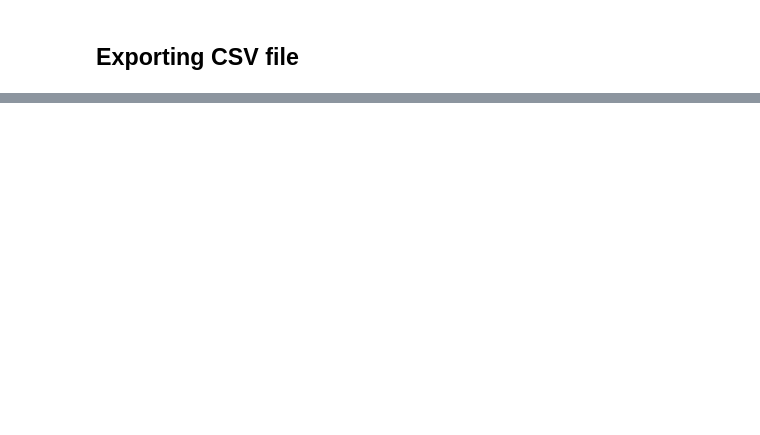
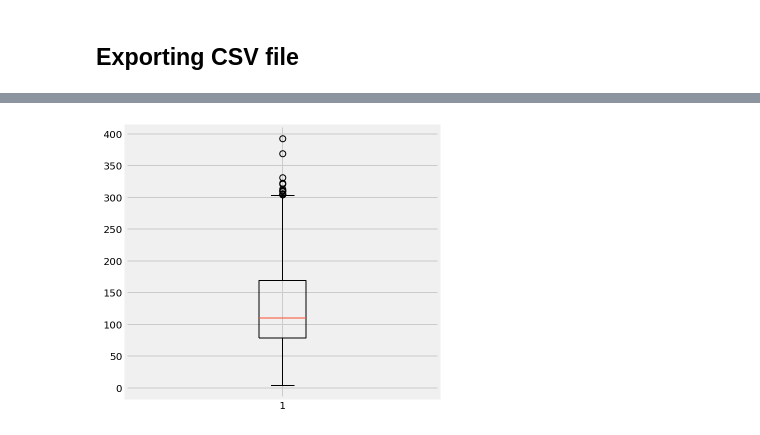
Before and after one commit to phpinto/social_media_sentiment_analysis_to_predict_stock_prices, a Jupyter notebook: api_calls/python/Jupyeter Notebooks/Creating_cleaned_database.ipynb, the cells around one changed output, grey strips where cells are left out. Saved outputs shown, nothing was run; the diff lists cells and outputs as text; code cells hidden in the pictures; blank space fills up the shorter version.

```diff
--- a/api_calls/python/Jupyeter Notebooks/Creating_cleaned_database.ipynb
+++ b/api_calls/python/Jupyeter Notebooks/Creating_cleaned_database.ipynb
@@ -257,2 +320,11 @@ clean_df.head()
 # %% [markdown]
 ## Exporting CSV file
+# %%
+#adding clean column to initial dataset
+database["clean_text"] = clean_df["text"]
+database['hasthag'] = database['hasthag'].str.lower()
+database = database.drop_duplicates(subset ="clean_text", keep = "first")
+database['clean_length'] = [len(t) for t in database.clean_text]
+# %%
+#removing rows with very short length
+database = database[database['clean_length'] > 10]
@@ -262,0 +364,9 @@ database.to_csv('./clean_tweet.csv',encoding='utf-8')
+# %%
+#boxplot of the length of tweet text
+from matplotlib import pyplot as plt
+
+fig, ax = plt.subplots(figsize=(5, 5))
+plt.boxplot(database.clean_length)
+plt.show()
+# %% [output]
+[figure, added]
```
Also changed, not shown: parts of 42 cells of this notebook.
